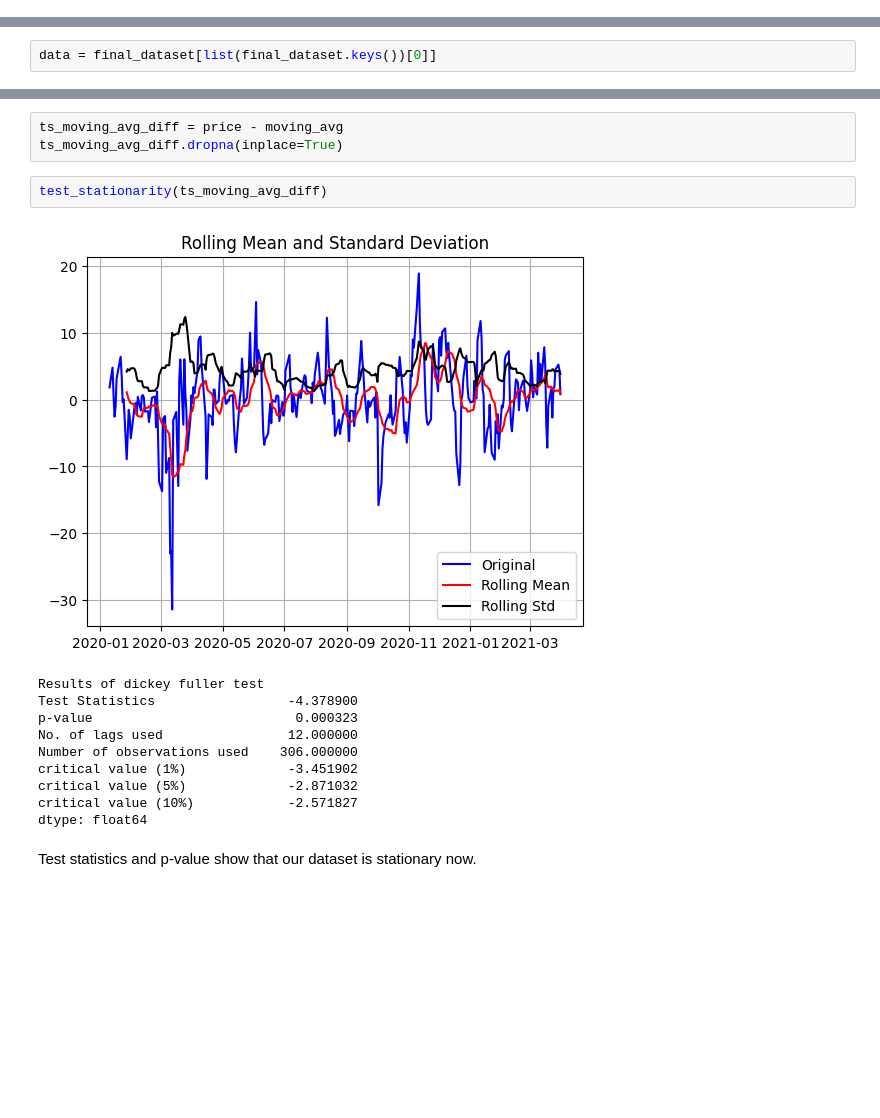
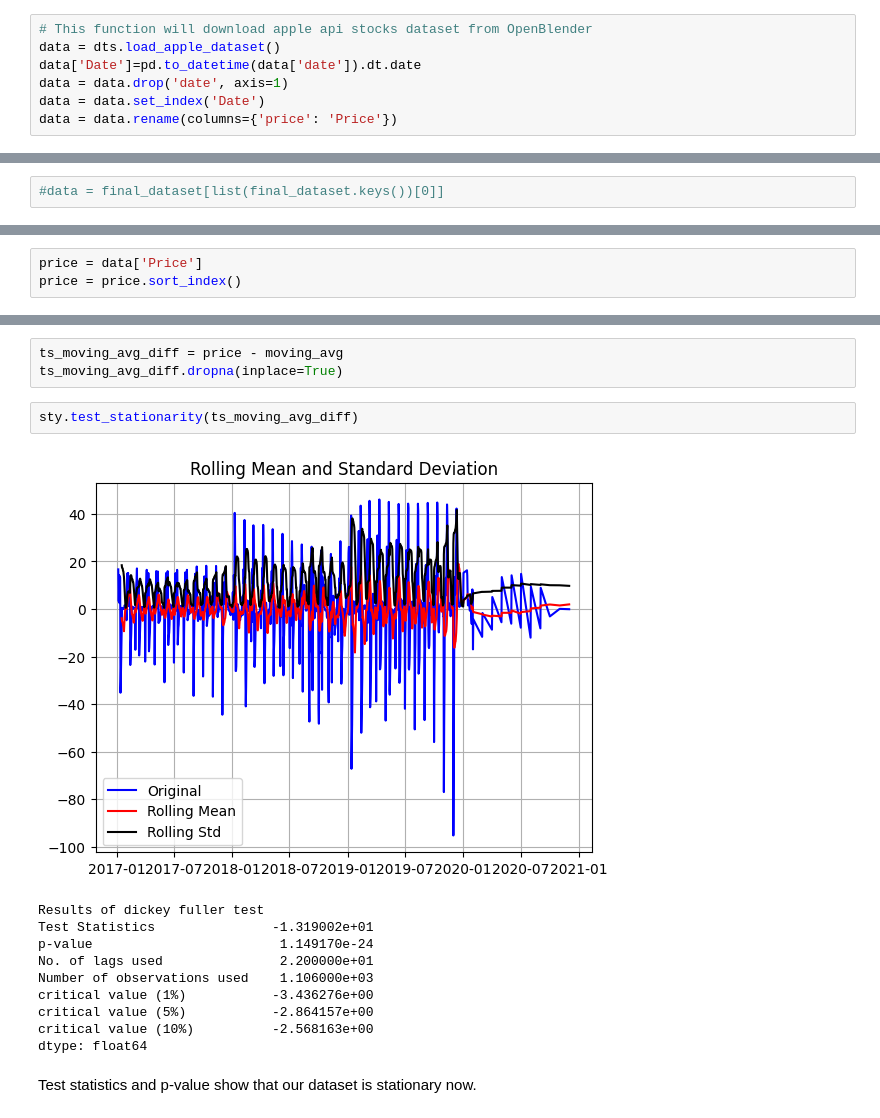
Before and after one commit to Usama-zia/SuDA1tAOsCOjUCJI, a Jupyter notebook: notebooks/Data_Analysis_v1.ipynb, the cells around one changed output, grey strips where cells are left out. Cells and saved outputs as stored; diff of their text form; blank space fills up the shorter version.

Commit message:
used new dataset

```diff
--- a/notebooks/Data_Analysis_v1.ipynb
+++ b/notebooks/Data_Analysis_v1.ipynb
@@ -36,0 +39,7 @@ dataset = pd.read_excel('../data/raw/2020Q1Q2Q3Q4-2021Q1.xlsx', sheet_name = Non
+# %%
+# This function will download apple api stocks dataset from OpenBlender
+data = dts.load_apple_dataset()
+data['Date']=pd.to_datetime(data['date']).dt.date
+data = data.drop('date', axis=1)
+data = data.set_index('Date')
+data = data.rename(columns={'price': 'Price'})
@@ -97,5 +81,5 @@ final_dataset = convert_vol(dataset)
 # %%
-data = final_dataset[list(final_dataset.keys())[0]]
+#data = final_dataset[list(final_dataset.keys())[0]]
 # %% [markdown]
 There are total 8 sheets in dataset available. I will choose one to perform exploratory data analysis.
 # %%
@@ -195,3 +161,6 @@ price = data_freq['Price']
+# %%
+price = data['Price']
+price = price.sort_index()
 # %%
 #To separate the trend and the seasonality from a time series,
 # we can decompose the series using the following code.
@@ -261,17 +208,17 @@ plt.show()
 ts_moving_avg_diff = price - moving_avg
 ts_moving_avg_diff.dropna(inplace=True)
 # %%
-test_stationarity(ts_moving_avg_diff)
+sty.test_stationarity(ts_moving_avg_diff)
 # %% [output]
-[figure, old version]
+[figure, new version]
 Results of dickey fuller test
-Test Statistics                 -4.378900
-p-value                          0.000323
-No. of lags used                12.000000
-Number of observations used    306.000000
-critical value (1%)             -3.451902
-critical value (5%)             -2.871032
-critical value (10%)            -2.571827
+Test Statistics               -1.319002e+01
+p-value                        1.149170e-24
+No. of lags used               2.200000e+01
+Number of observations used    1.106000e+03
+critical value (1%)           -3.436276e+00
+critical value (5%)           -2.864157e+00
+critical value (10%)          -2.568163e+00
 dtype: float64
 # %% [markdown]
 Test statistics and p-value show that our dataset is stationary now.
```
Also changed, not shown: parts of 57 cells of this notebook, 6 other files.
